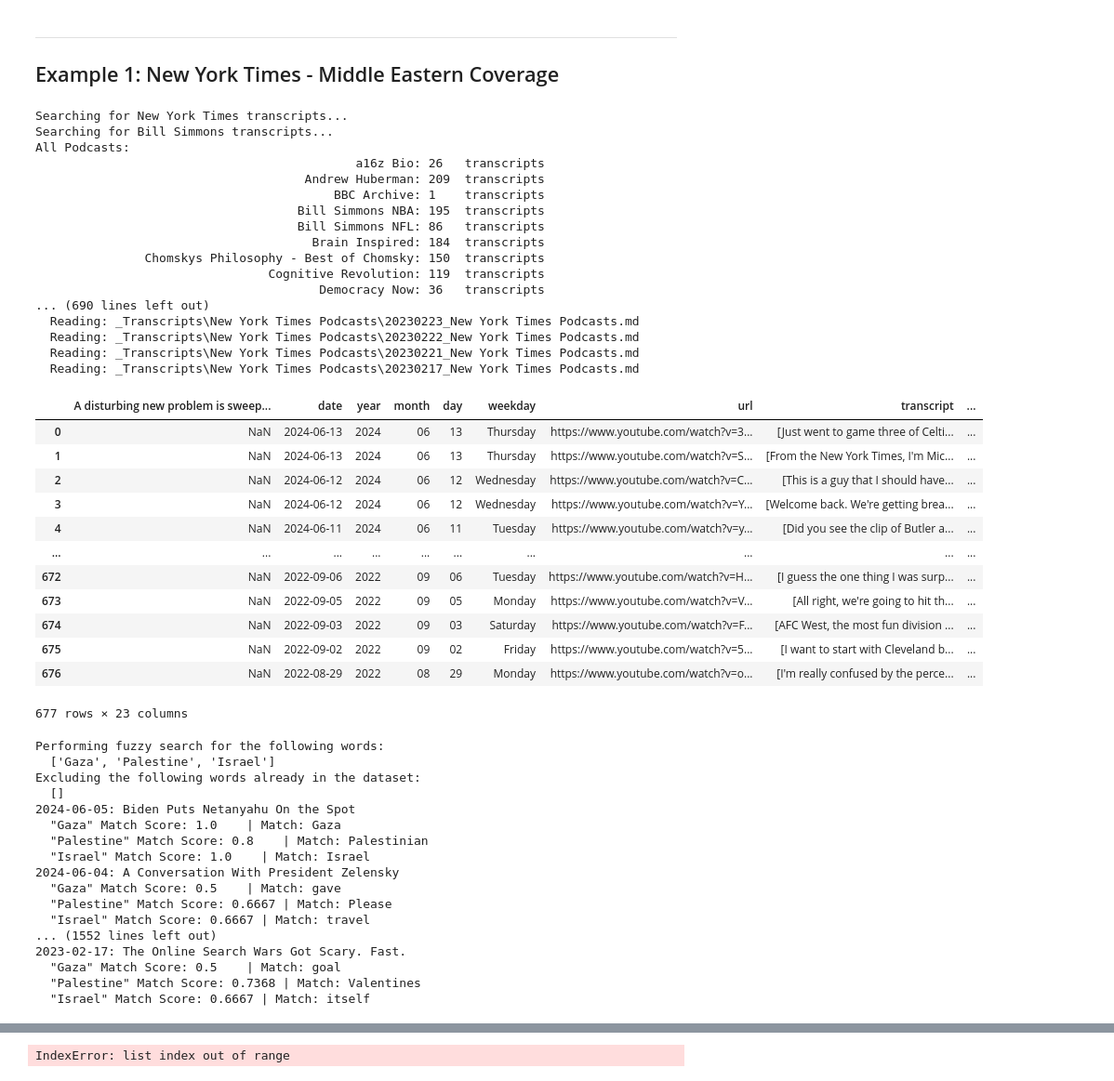
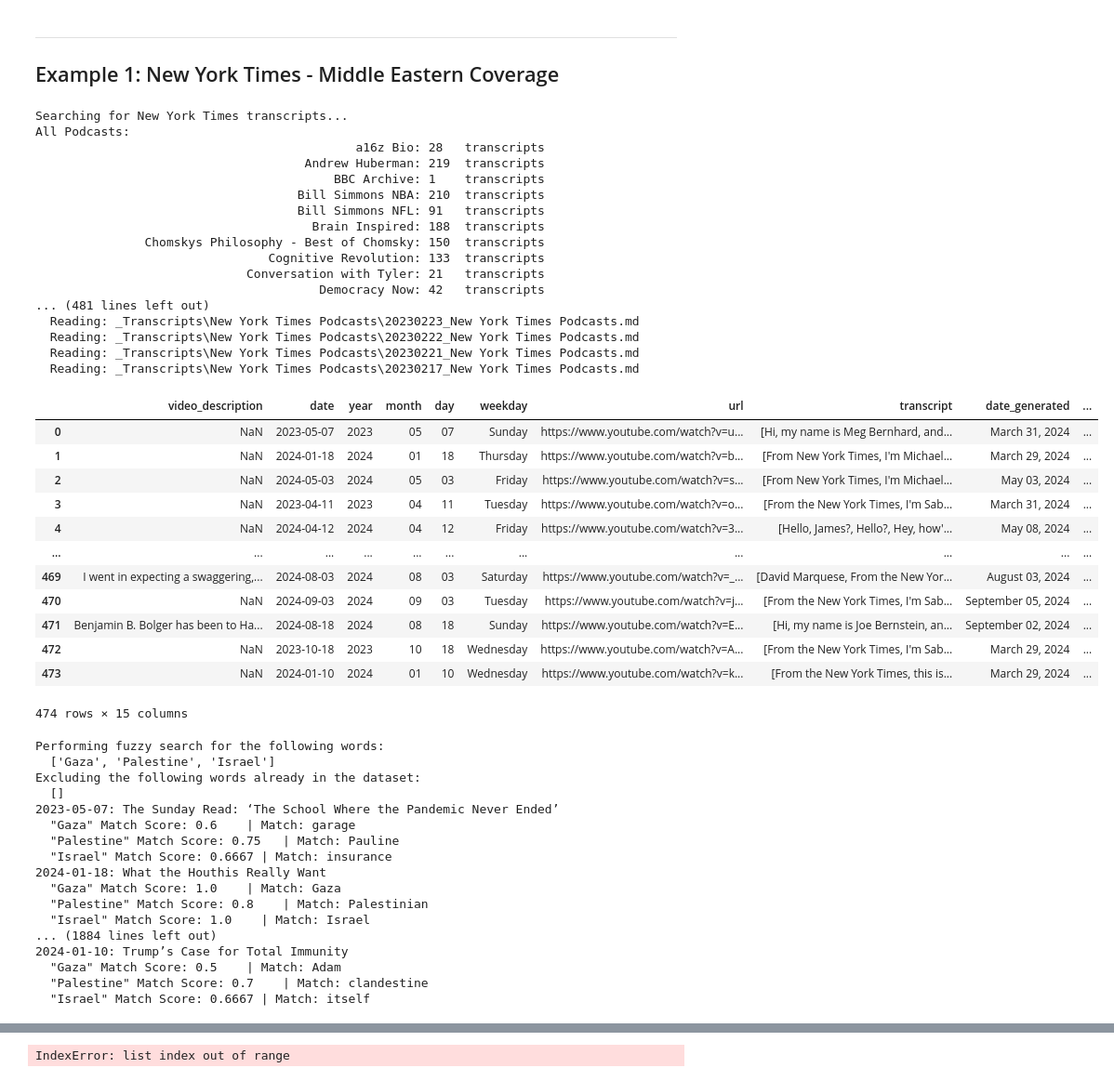
Before and after one commit to rahim-hashim/video_transcripts, a Jupyter notebook: transcript_analysis.ipynb, the cells around one changed output, grey strips where cells are left out. Shown at 93% size. Cells and saved outputs as stored; diff of their text form; code cells hidden in the pictures.

```diff
--- a/transcript_analysis.ipynb
+++ b/transcript_analysis.ipynb
@@ -43,6 +43,8 @@ def find_transcripts(author_names, transcript_dir_path = '_Transcripts'):
 	return transcript_paths_all
 
 def extract_yaml_front_matter(f, transcript_dict):
+	# default meta keys
+	default_keys = ['Date Generated', 'Transcription Model', 'Length', 'Video Keywords', 'Video Views', 'Video Rating', 'Video Description']
 	# capture all the meta data until the next --- is found
 	meta_data = ''
 	meta_dict = defaultdict(str)
@@ -56,6 +58,13 @@ def extract_yaml_front_matter(f, transcript_dict):
 		if data != '' and len(data.split(': ')) == 2:
 			header, value = data.split(': ')
 			meta_dict[header] = value
+	# remove keys not in default_keys
+	for key in list(meta_dict.keys()):
+		if key not in default_keys:
+			meta_dict.pop(key)
+	# rename keys to lowercase and remove spaces with underscores
+	for key in list(meta_dict.keys()):
+		meta_dict[key.lower().replace(' ', '_')] = meta_dict.pop(key)
 	return meta_dict
 
 def read_transcript(transcript_name, transcript_dict):
@@ -228,44 +238,46 @@ All Podcasts:
 ***
 ## Example 1: New York Times - Middle Eastern Coverage
 # %%
-author_names = ['New York Times', 'Bill Simmons']
+author_names = ['New York Times']
 transcript_df = main(author_names)
 # %% [output]
 Searching for New York Times transcripts...
-Searching for Bill Simmons transcripts...
 All Podcasts:
-                                            a16z Bio: 26   transcripts
-                                     Andrew Huberman: 209  transcripts
+                                            a16z Bio: 28   transcripts
+                                     Andrew Huberman: 219  transcripts
                                          BBC Archive: 1    transcripts
-                                    Bill Simmons NBA: 195  transcripts
-                                    Bill Simmons NFL: 86   transcripts
-                                      Brain Inspired: 184  transcripts
+                                    Bill Simmons NBA: 210  transcripts
+                                    Bill Simmons NFL: 91   transcripts
+                                      Brain Inspired: 188  transcripts
                Chomskys Philosophy - Best of Chomsky: 150  transcripts
-                                Cognitive Revolution: 119  transcripts
-                                       Democracy Now: 36   transcripts
-... (690 lines left out)
+                                Cognitive Revolution: 133  transcripts
+                             Conversation with Tyler: 21   transcripts
+                                       Democracy Now: 42   transcripts
+... (481 lines left out)
   Reading: _Transcripts\New York Times Podcasts\20230223_New York Times Podcasts.md
   Reading: _Transcripts\New York Times Podcasts\20230222_New York Times Podcasts.md
   Reading: _Transcripts\New York Times Podcasts\20230221_New York Times Podcasts.md
   Reading: _Transcripts\New York Times Podcasts\20230217_New York Times Podcasts.md
 # %%
 # reverse the order of the x-axis
-transcript_df = transcript_df.sort_values(by='date', ascending=False, ignore_index=True)
+# show all columns
+pd.set_option('display.max_columns', None)
+transcript_df = transcript_df.sort_values(by='video_views', ascending=False, ignore_index=True)
 transcript_df
 # %% [output]
-|  | A disturbing new problem is sweep... | date | year | month | day | weekday | url | transcript | ... |
-| 0 | NaN | 2024-06-13 | 2024 | 06 | 13 | Thursday | https://www.youtube.com/watch?v=3... | [Just went to game three of Celti... | ... |
-| 1 | NaN | 2024-06-13 | 2024 | 06 | 13 | Thursday | https://www.youtube.com/watch?v=S... | [From the New York Times, I'm Mic... | ... |
-| 2 | NaN | 2024-06-12 | 2024 | 06 | 12 | Wednesday | https://www.youtube.com/watch?v=C... | [This is a guy that I should have... | ... |
-| 3 | NaN | 2024-06-12 | 2024 | 06 | 12 | Wednesday | https://www.youtube.com/watch?v=Y... | [Welcome back. We're getting brea... | ... |
-| 4 | NaN | 2024-06-11 | 2024 | 06 | 11 | Tuesday | https://www.youtube.com/watch?v=y... | [Did you see the clip of Butler a... | ... |
-| ... | ... | ... | ... | ... | ... | ... | ... | ... | ... |
-| 672 | NaN | 2022-09-06 | 2022 | 09 | 06 | Tuesday | https://www.youtube.com/watch?v=H... | [I guess the one thing I was surp... | ... |
-| 673 | NaN | 2022-09-05 | 2022 | 09 | 05 | Monday | https://www.youtube.com/watch?v=V... | [All right, we're going to hit th... | ... |
-| 674 | NaN | 2022-09-03 | 2022 | 09 | 03 | Saturday | https://www.youtube.com/watch?v=F... | [AFC West, the most fun division ... | ... |
-| 675 | NaN | 2022-09-02 | 2022 | 09 | 02 | Friday | https://www.youtube.com/watch?v=5... | [I want to start with Cleveland b... | ... |
-| 676 | NaN | 2022-08-29 | 2022 | 08 | 29 | Monday | https://www.youtube.com/watch?v=o... | [I'm really confused by the perce... | ... |
+|  | video_description | date | year | month | day | weekday | url | transcript | date_generated | ... |
+| 0 | NaN | 2023-05-07 | 2023 | 05 | 07 | Sunday | https://www.youtube.com/watch?v=u... | [Hi, my name is Meg Bernhard, and... | March 31, 2024 | ... |
+| 1 | NaN | 2024-01-18 | 2024 | 01 | 18 | Thursday | https://www.youtube.com/watch?v=b... | [From New York Times, I'm Michael... | March 29, 2024 | ... |
+| 2 | NaN | 2024-05-03 | 2024 | 05 | 03 | Friday | https://www.youtube.com/watch?v=s... | [From New York Times, I'm Michael... | May 03, 2024 | ... |
+| 3 | NaN | 2023-04-11 | 2023 | 04 | 11 | Tuesday | https://www.youtube.com/watch?v=o... | [From the New York Times, I'm Sab... | March 31, 2024 | ... |
+| 4 | NaN | 2024-04-12 | 2024 | 04 | 12 | Friday | https://www.youtube.com/watch?v=3... | [Hello, James?, Hello?, Hey, how'... | May 08, 2024 | ... |
+| ... | ... | ... | ... | ... | ... | ... | ... | ... | ... | ... |
+| 469 | I went in expecting a swaggering,... | 2024-08-03 | 2024 | 08 | 03 | Saturday | https://www.youtube.com/watch?v=_... | [David Marquese, From the New Yor... | August 03, 2024 | ... |
+| 470 | NaN | 2024-09-03 | 2024 | 09 | 03 | Tuesday | https://www.youtube.com/watch?v=j... | [From the New York Times, I'm Sab... | September 05, 2024 | ... |
+| 471 | Benjamin B. Bolger has been to Ha... | 2024-08-18 | 2024 | 08 | 18 | Sunday | https://www.youtube.com/watch?v=E... | [Hi, my name is Joe Bernstein, an... | September 02, 2024 | ... |
+| 472 | NaN | 2023-10-18 | 2023 | 10 | 18 | Wednesday | https://www.youtube.com/watch?v=A... | [From the New York Times, I'm Sab... | March 29, 2024 | ... |
+| 473 | NaN | 2024-01-10 | 2024 | 01 | 10 | Wednesday | https://www.youtube.com/watch?v=k... | [From the New York Times, this is... | March 29, 2024 | ... |
-677 rows × 23 columns
+474 rows × 15 columns
 # %%
 # perform fuzzy match for all words in target_word_list
 target_word_list = ['Gaza', 'Palestine', 'Israel']
@@ -276,18 +288,18 @@ Performing fuzzy search for the following words:
   ['Gaza', 'Palestine', 'Israel']
 Excluding the following words already in the dataset:
   []
-2024-06-05: Biden Puts Netanyahu On the Spot
+2023-05-07: The Sunday Read: ‘The School Where the Pandemic Never Ended’
+  "Gaza" Match Score: 0.6    | Match: garage
+  "Palestine" Match Score: 0.75   | Match: Pauline
+  "Israel" Match Score: 0.6667 | Match: insurance
+2024-01-18: What the Houthis Really Want
   "Gaza" Match Score: 1.0    | Match: Gaza
   "Palestine" Match Score: 0.8    | Match: Palestinian
   "Israel" Match Score: 1.0    | Match: Israel
-2024-06-04: A Conversation With President Zelensky
-  "Gaza" Match Score: 0.5    | Match: gave
-  "Palestine" Match Score: 0.6667 | Match: Please
-  "Israel" Match Score: 0.6667 | Match: travel
-... (1552 lines left out)
-2023-02-17: The Online Search Wars Got Scary. Fast.
-  "Gaza" Match Score: 0.5    | Match: goal
-  "Palestine" Match Score: 0.7368 | Match: Valentines
+... (1884 lines left out)
+2024-01-10: Trump’s Case for Total Immunity
+  "Gaza" Match Score: 0.5    | Match: Adam
+  "Palestine" Match Score: 0.7    | Match: clandestine
   "Israel" Match Score: 0.6667 | Match: itself
 # %%
 topic_df.head(50)
```
Also changed, not shown: parts of 3 cells of this notebook, 2 other files.
